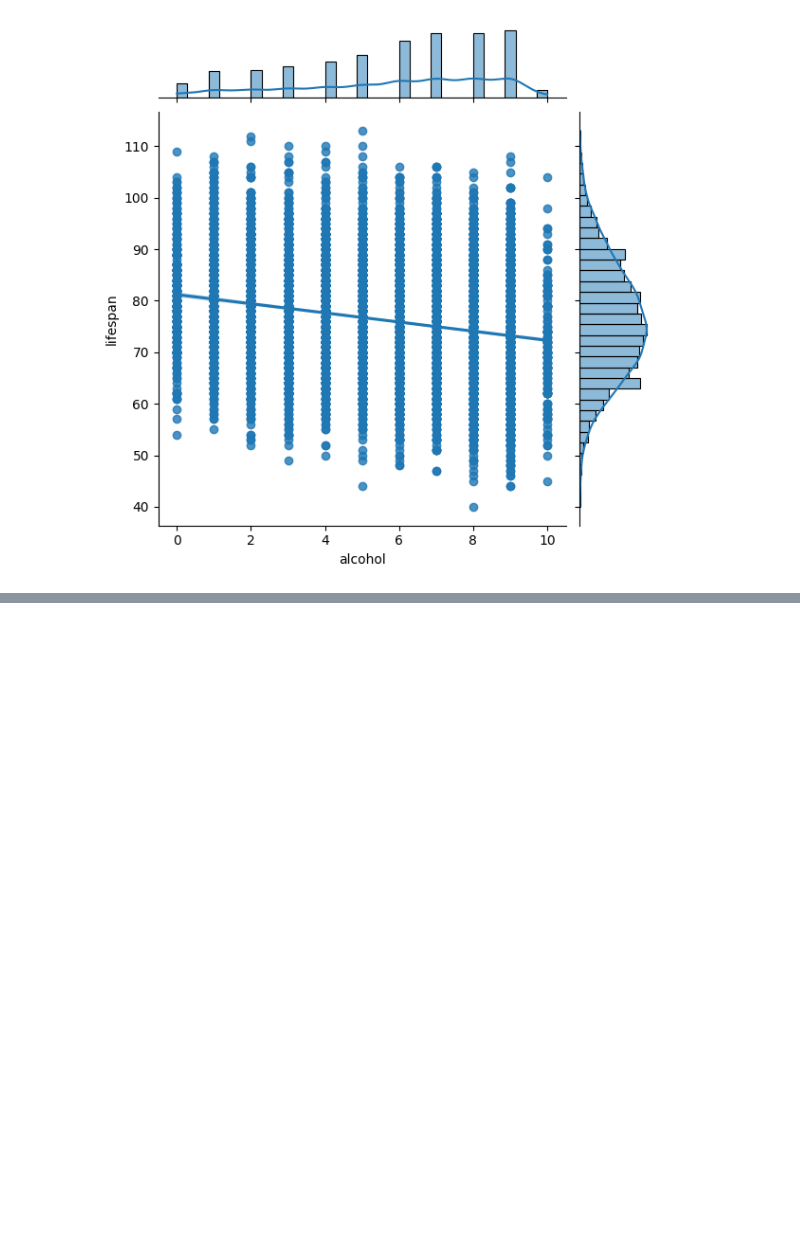
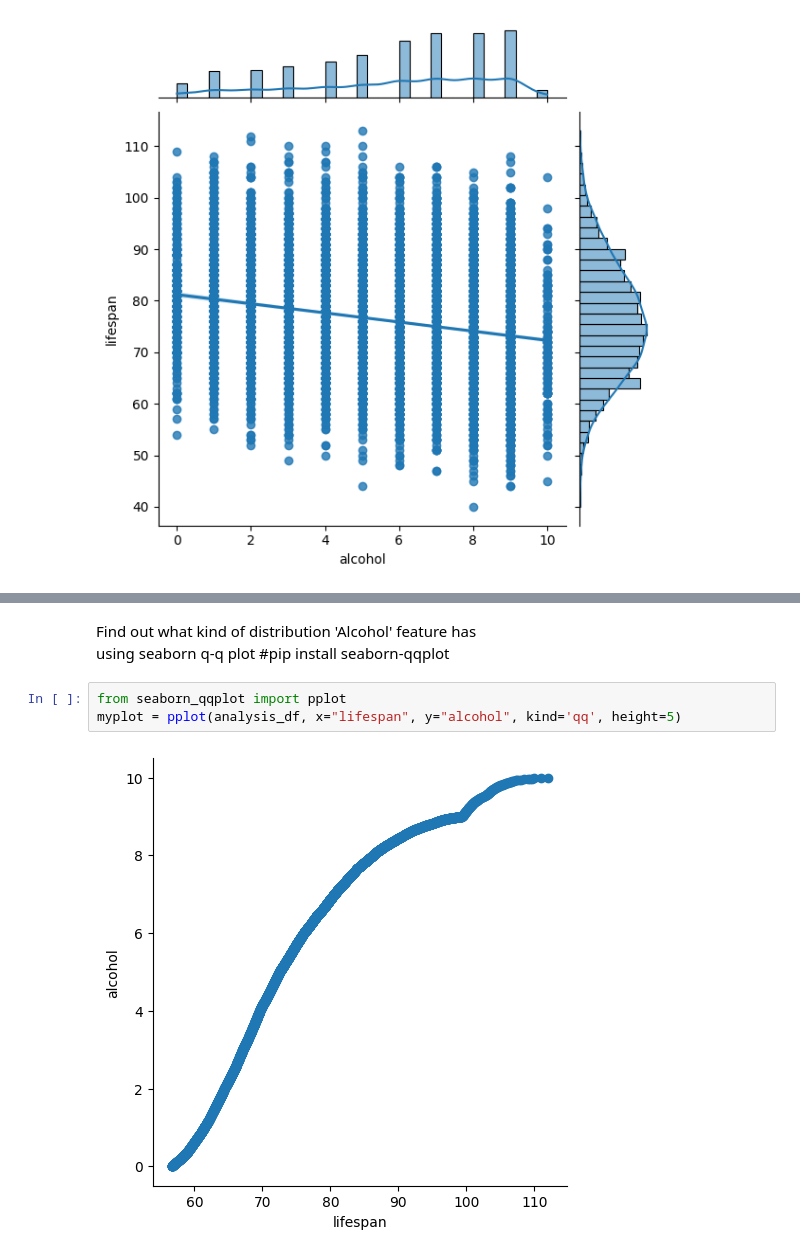
Before and after one commit to TinkerFrank/healthapp, a Jupyter notebook: PoissonRegression.ipynb, the cells around one changed output, grey strips where cells are left out. Drawn from its saved outputs; the diff is of its cells as text; blank space fills up the shorter version.

```diff
--- a/PoissonRegression.ipynb
+++ b/PoissonRegression.ipynb
@@ -52,0 +65,8 @@ sns.jointplot(data=analysis_df, x="alcohol", y="lifespan",marginal_kws=dict(bins
+# %% [markdown]
+Find out what kind of distribution 'Alcohol' feature has <br>
+using seaborn q-q plot #pip install seaborn-qqplot
+# %%
+from seaborn_qqplot import pplot
+myplot = pplot(analysis_df, x="lifespan", y="alcohol", kind='qq', height=5)
+# %% [output]
+[figure, added]
```
Also changed, not shown: parts of 7 cells of this notebook, 2 other files.
